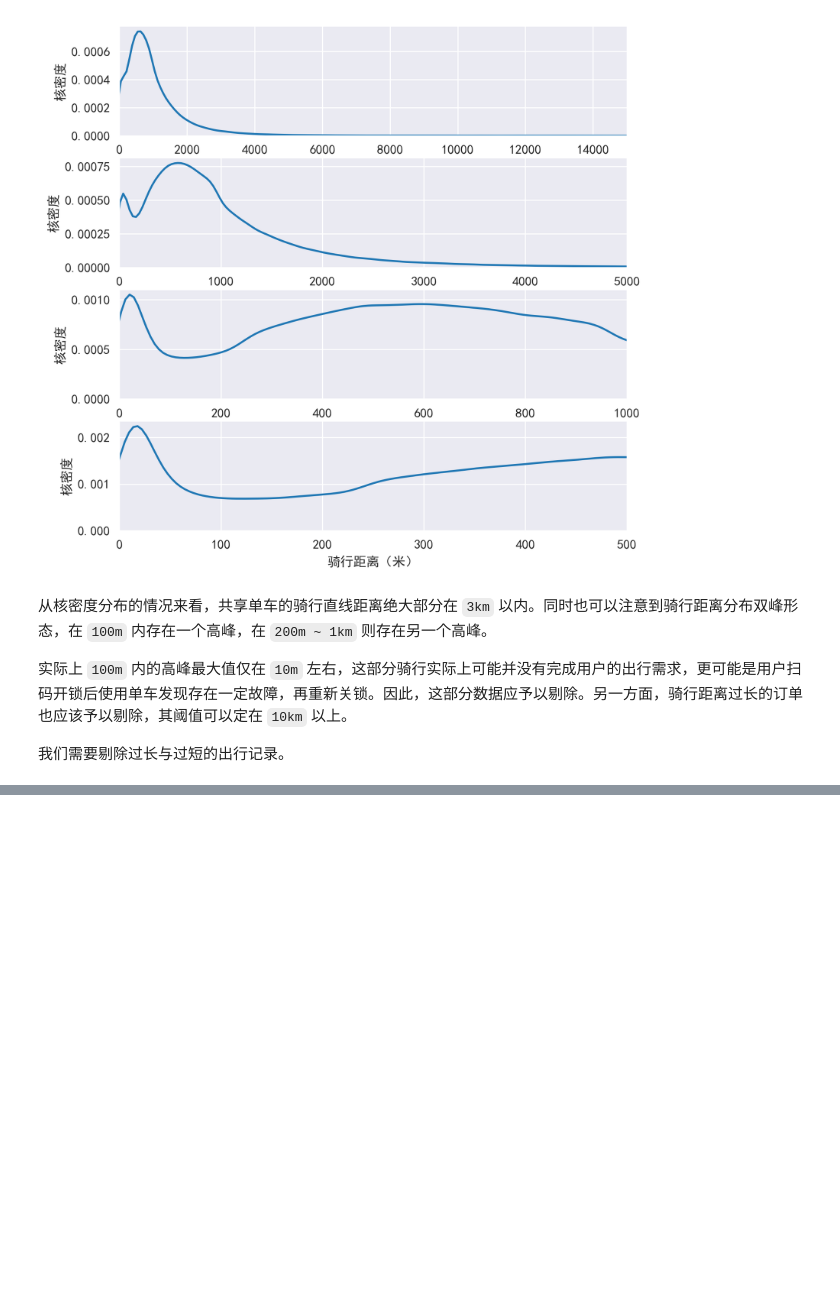
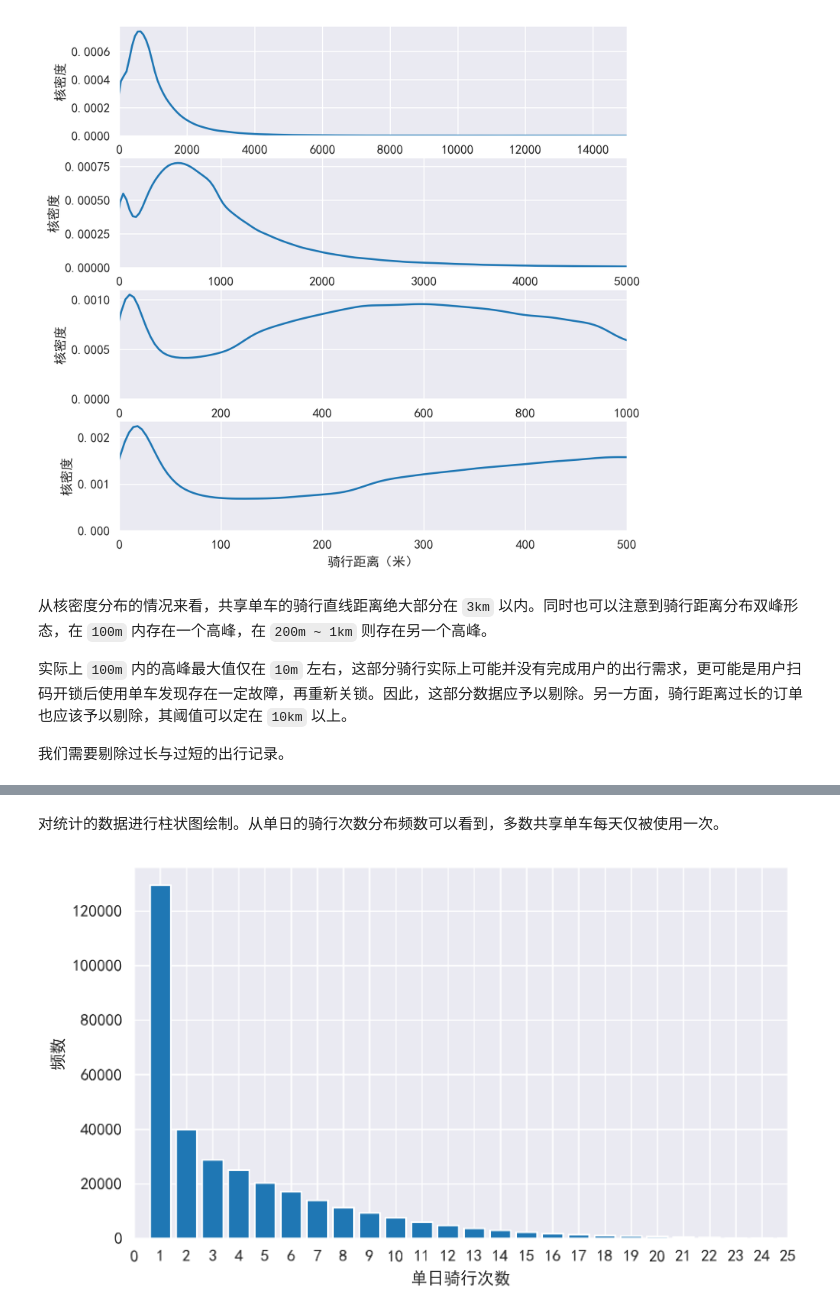
Before and after one commit to raingrain/analysis-of-dockless-bicyclesharing-data-in-shanghai, a Jupyter notebook: src/main.ipynb, the cells around one changed output, grey strips where cells are left out. Drawn from its saved outputs; the diff is of its cells as text; code cells hidden in the pictures; blank space fills up the shorter version.

```diff
--- a/src/main.ipynb
+++ b/src/main.ipynb
@@ -311,0 +336,4 @@ data_move_cleaned = data_move[(data_move['distance']>100)&(data_move['distance']
+# %%
+# 车辆的使用次数统计
+datatoplot = data_move_cleaned['BIKE_ID'].value_counts().value_counts()
+datatoplot
@@ -311,0 +358,13 @@ data_move_cleaned = data_move[(data_move['distance']>100)&(data_move['distance']
+# %% [markdown]
+对统计的数据进行柱状图绘制。从单日的骑行次数分布频数可以看到，多数共享单车每天仅被使用一次。
+# %%
+fig     = plt.figure(1,(7,4),dpi = 250)
+ax1      = plt.subplot(111)
+plt.bar(datatoplot.index,datatoplot)
+plt.xticks(range(0,40,1),range(0,40,1))
+plt.xlim(0,25)
+plt.xlabel('单日骑行次数')
+plt.ylabel('频数')
+plt.show()
+# %% [output]
+[figure, added]
```
Also changed, not shown: parts of 4 cells of this notebook.
